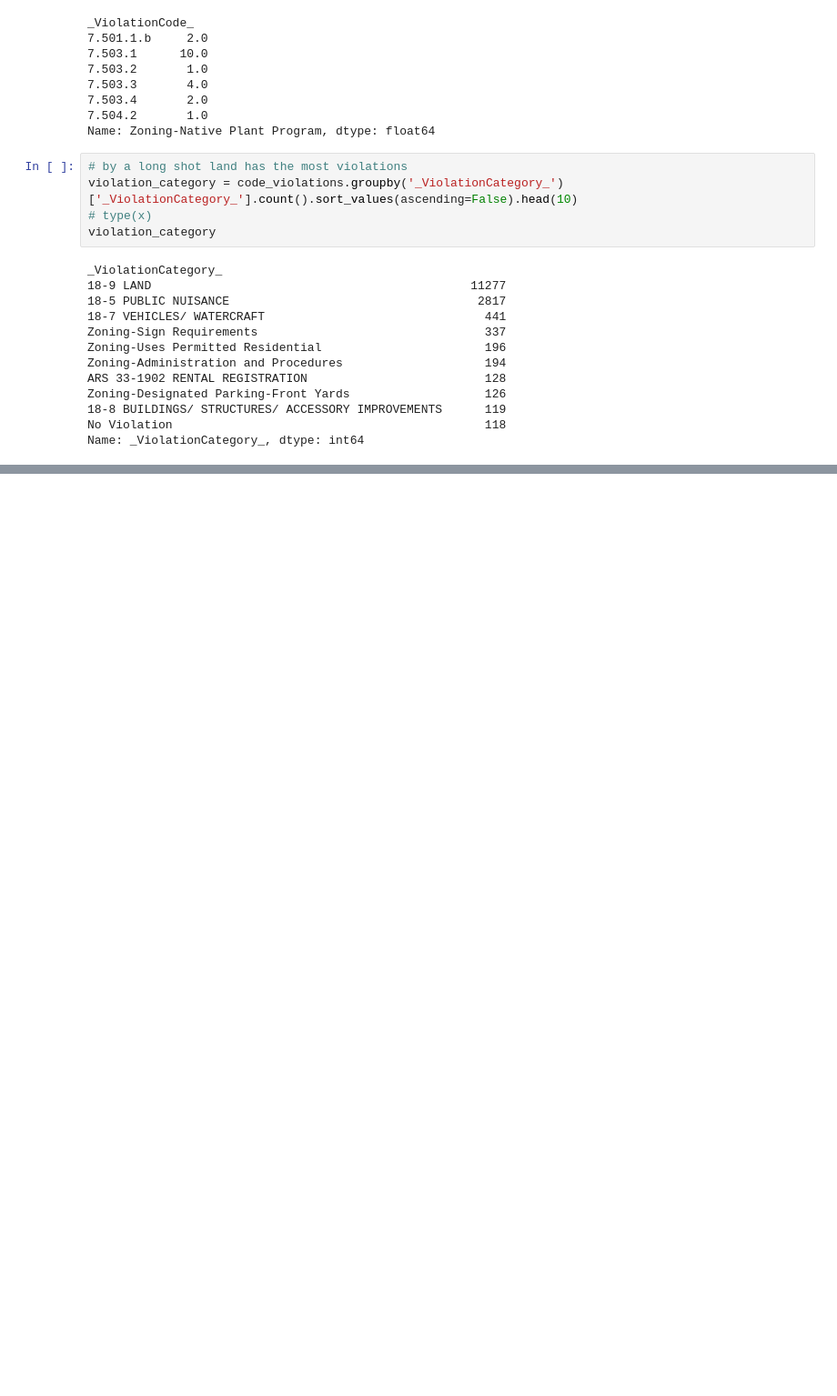
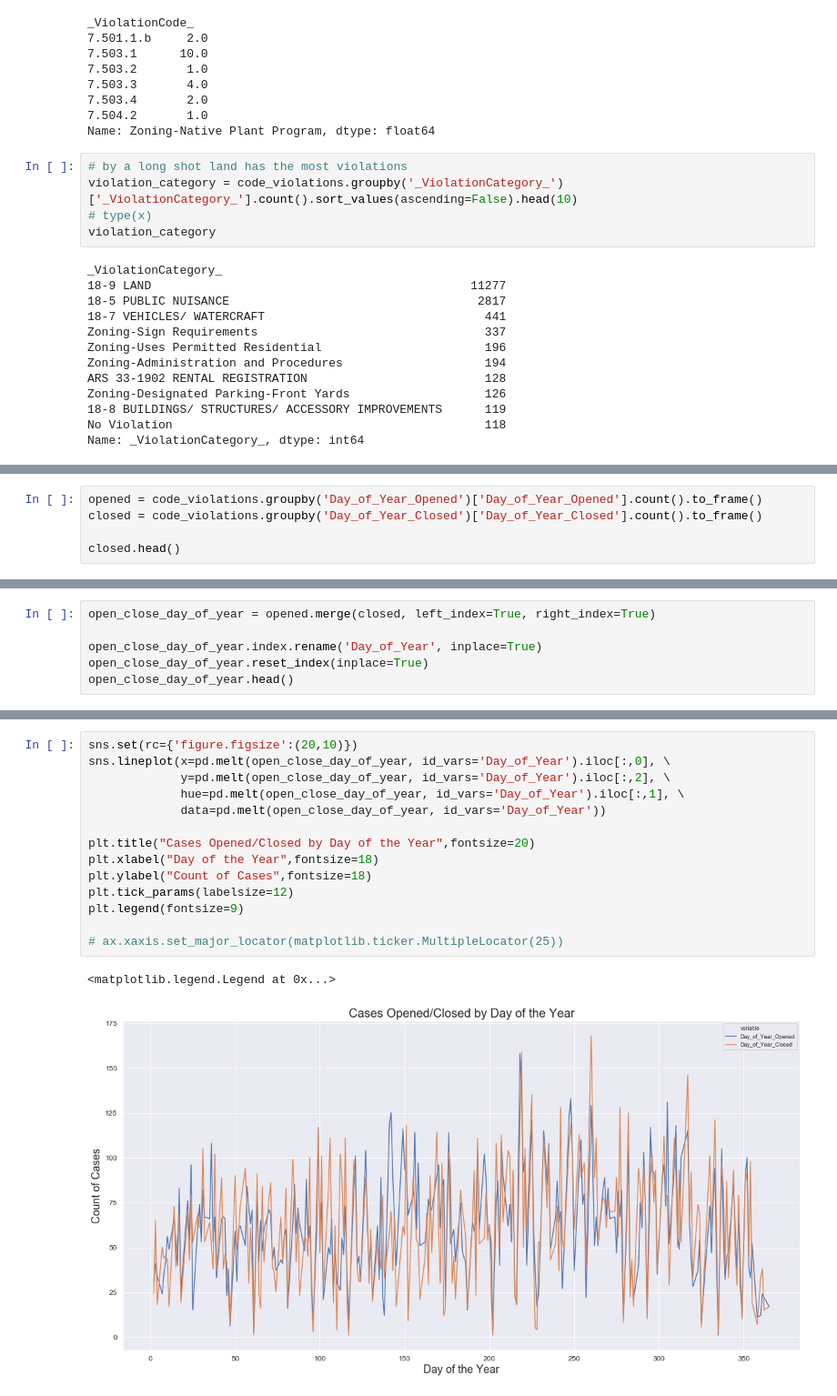
Before and after one commit to mrkjhsn/Planning-and-Development-Code-Violations-Scottsdale, a Jupyter notebook: Code_Violations_EDA.ipynb, the cells around one changed output, grey strips where cells are left out. Shown at 91% size. Cells and saved outputs as stored; diff of their text form; blank space fills up the shorter version.

```diff
--- a/Code_Violations_EDA.ipynb
+++ b/Code_Violations_EDA.ipynb
@@ -156,0 +200,5 @@ ax.xaxis.set_major_locator(ticker.MultipleLocator(10))
+# %%
+opened = code_violations.groupby('Day_of_Year_Opened')['Day_of_Year_Opened'].count().to_frame()
+closed = code_violations.groupby('Day_of_Year_Closed')['Day_of_Year_Closed'].count().to_frame()
+
+closed.head()
@@ -156,0 +213,6 @@ ax.xaxis.set_major_locator(ticker.MultipleLocator(10))
+# %%
+open_close_day_of_year = opened.merge(closed, left_index=True, right_index=True)
+
+open_close_day_of_year.index.rename('Day_of_Year', inplace=True)
+open_close_day_of_year.reset_index(inplace=True)
+open_close_day_of_year.head()
@@ -156,0 +235,17 @@ ax.xaxis.set_major_locator(ticker.MultipleLocator(10))
+# %%
+sns.set(rc={'figure.figsize':(20,10)})
+sns.lineplot(x=pd.melt(open_close_day_of_year, id_vars='Day_of_Year').iloc[:,0], \
+             y=pd.melt(open_close_day_of_year, id_vars='Day_of_Year').iloc[:,2], \
+             hue=pd.melt(open_close_day_of_year, id_vars='Day_of_Year').iloc[:,1], \
+             data=pd.melt(open_close_day_of_year, id_vars='Day_of_Year'))
+
+plt.title("Cases Opened/Closed by Day of the Year",fontsize=20)
+plt.xlabel("Day of the Year",fontsize=18)
+plt.ylabel("Count of Cases",fontsize=18)
+plt.tick_params(labelsize=12)
+plt.legend(fontsize=9)
+
+# ax.xaxis.set_major_locator(matplotlib.ticker.MultipleLocator(25))
+# %% [output]
+<matplotlib.legend.Legend at 0x...>
+[figure, added]
```
Also changed, not shown: parts of 18 cells of this notebook.
